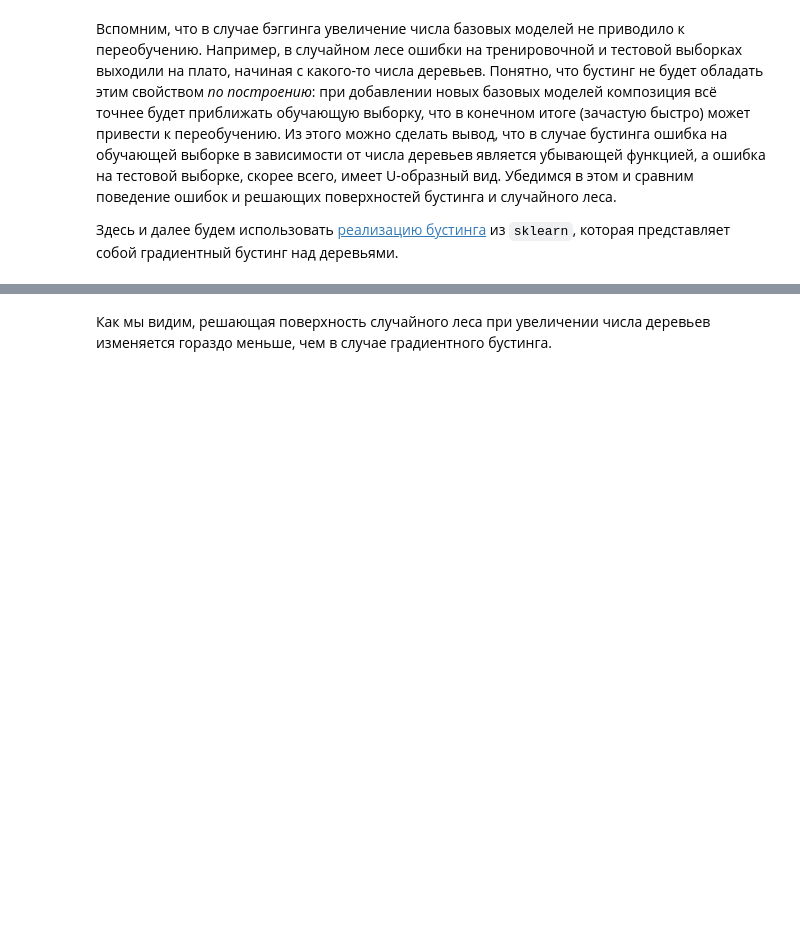
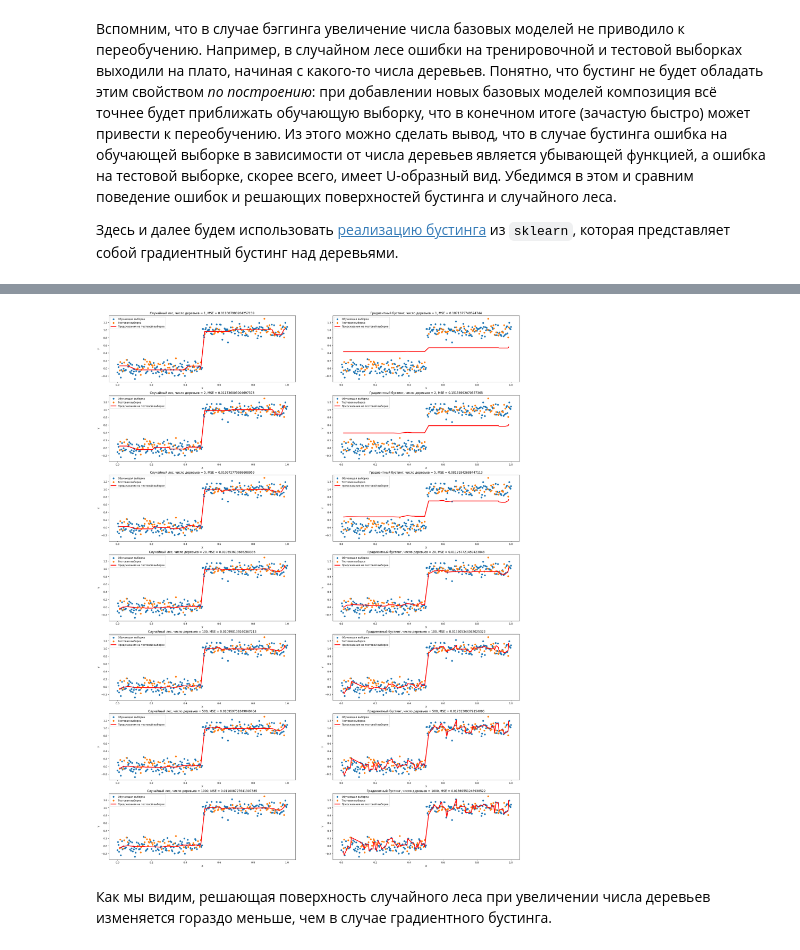
Before and after one commit to Aborevsky01/machine_learning, a Jupyter notebook: seminars/practice-10-boosting-basics.ipynb, the cells around one changed output, grey strips where cells are left out. Drawn from its saved outputs; the diff is of its cells as text; code cells hidden in the pictures; blank space fills up the shorter version.

```diff
--- a/seminars/practice-10-boosting-basics.ipynb
+++ b/seminars/practice-10-boosting-basics.ipynb
@@ -535,4 +571,6 @@ plt.legend();
 # %%
+from tqdm.notebook import tqdm
+
 # Визуализация решающих поверхностей
 trees = [1, 2, 5, 20, 100, 500, 1000]
 
@@ -546,7 +584,7 @@ loss_gb_train = []
 loss_rf_test = []
 loss_gb_test = []
 
-for i, ts in enumerate(trees):
+for i, ts in tqdm(enumerate(trees)):
     rf = RandomForestRegressor(n_estimators=ts, max_depth=3, random_state=123)
     gb = GradientBoostingRegressor(
         n_estimators=ts,
@@ -573,33 +611,35 @@ for i, ts in enumerate(trees):
         + ", MSE = "
         + str(mean_squared_error(y_test, rf.predict(X_test)))
     )
     ax[i, 0].legend()
 
     loss_rf_train.append(mean_squared_error(y_train, rf.predict(X_train)))
     loss_rf_test.append(mean_squared_error(y_test, rf.predict(X_test)))
 
     gb.fit(X_train, y_train)
     ax[i, 1].scatter(X_train, y_train, label="Обучающая выборка")
     ax[i, 1].scatter(X_test, y_test, label="Тестовая выборка")
     ax[i, 1].plot(
         sorted(X_test),
         gb.predict(sorted(X_test)),
         lw=3,
         c="red",
         label="Предсказания на тестовой выборке",
     )
     ax[i, 1].set_xlabel("X")
     ax[i, 1].set_ylabel("Y")
     ax[i, 1].set_title(
         "Градиентный бустинг, число деревьев = "
         + str(ts)
         + ", MSE = "
         + str(mean_squared_error(y_test, gb.predict(X_test)))
     )
     ax[i, 1].legend()
 
     loss_gb_train.append(mean_squared_error(y_train, gb.predict(X_train)))
     loss_gb_test.append(mean_squared_error(y_test, gb.predict(X_test)))
+# %% [output]
+[figure, added]
 # %% [markdown]
 Как мы видим, решающая поверхность случайного леса при увеличении числа деревьев изменяется гораздо меньше, чем в случае градиентного бустинга.
 # %%
```
Also changed, not shown: parts of 32 cells of this notebook, 20 other files.
